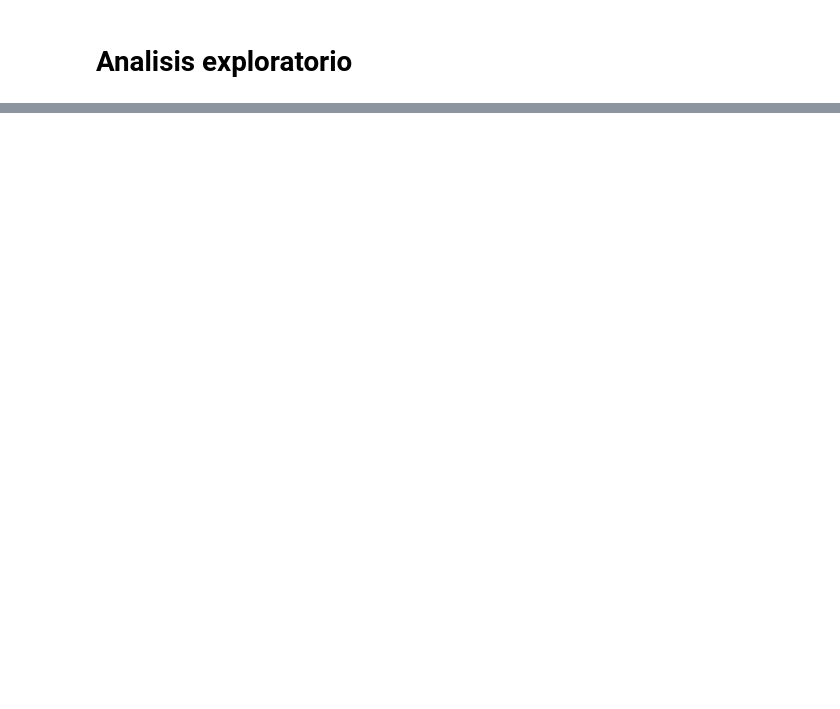
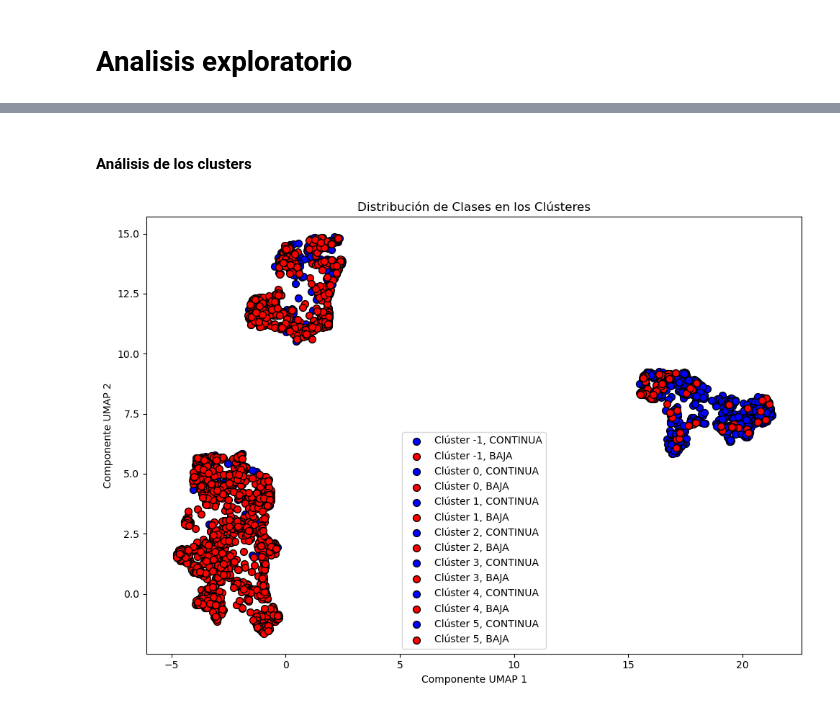
Before and after one commit to N-Alba-DS/dmeyf2024, a Jupyter notebook: Modelos/Modelo_1.ipynb, the cells around one changed output, grey strips where cells are left out. Cells and saved outputs as stored; diff of their text form; code cells hidden in the pictures; blank space fills up the shorter version.

```diff
--- a/Modelos/Modelo_1.ipynb
+++ b/Modelos/Modelo_1.ipynb
@@ -163,0 +326,44 @@ study.optimize(lambda trial: objective(trial, X, y, sss_opt), n_trials=100)
+# %% [markdown]
+#### Análisis de los clusters
+# %%
+
+# Crear un mapa de colores para las clases
+class_colors = {0: 'blue', 1: 'red'}
+class_names = {0: 'CONTINUA', 1: 'BAJA'}
+
+plt.figure(figsize=(10, 7))
+
+# Obtener etiquetas de clúster únicas
+labels_unique = np.unique(y.labels_)
+colors = plt.get_cmap('tab10')(np.linspace(0, 1, len(labels_unique)))
+
+for label in labels_unique:
+    # Indices de los puntos en este clúster
+    idx = y.labels_ == label
+    # Obtener las etiquetas de clase de estos puntos
+    classes_in_cluster = ytrain_rf.values[idx]
+    # Colorear puntos según su clase
+    for class_value in [0, 1]:
+        idx_class = idx & (ytrain_rf.values == class_value)
+        if np.any(idx_class):
+            plt.scatter(
+                embedding_rf[idx_class, 0],
+                embedding_rf[idx_class, 1],
+                color=class_colors[class_value],
+                label=f'Clúster {label}, {class_names[class_value]}',
+                edgecolor='k',
+                s=50
+            )
+
+# Eliminar duplicados en la leyenda
+handles, labels = plt.gca().get_legend_handles_labels()
+by_label = dict(zip(labels, handles))
+plt.legend(by_label.values(), by_label.keys())
+
+plt.xlabel('Componente UMAP 1')
+plt.ylabel('Componente UMAP 2')
+plt.title('Distribución de Clases en los Clústeres')
+plt.tight_layout()
+plt.show()
+# %% [output]
+[figure, added]
```
Also changed, not shown: parts of 63 cells of this notebook.
